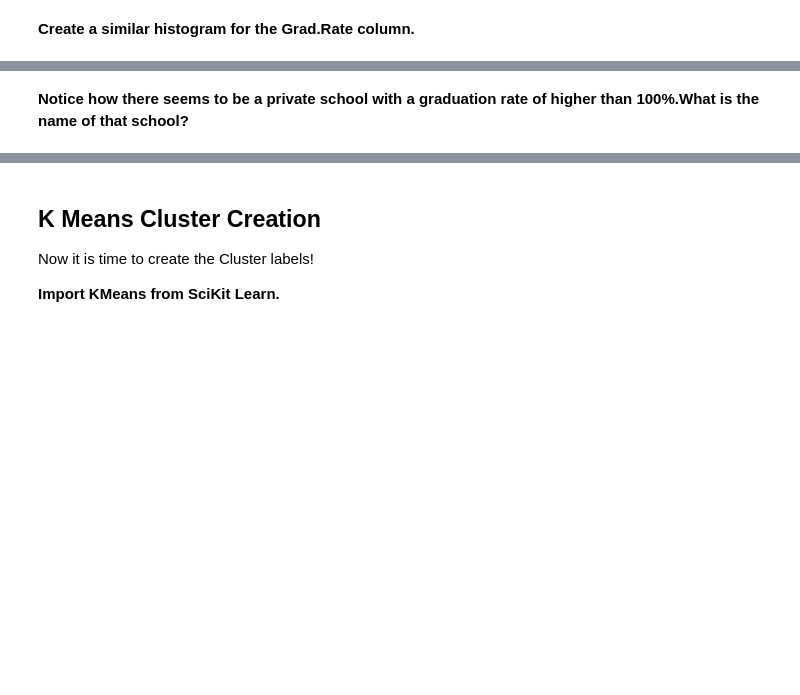
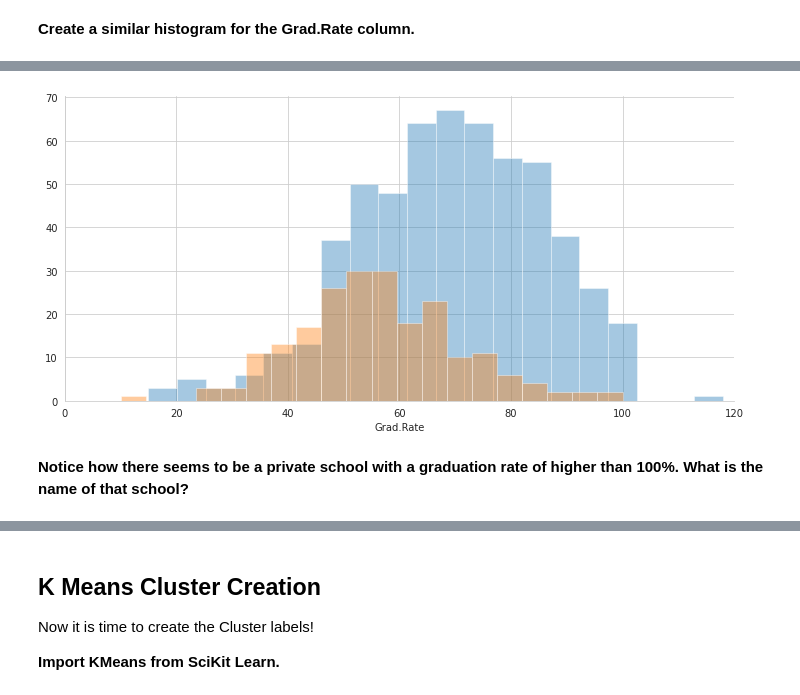
Before and after one commit to loayzag91/Python-Data-Science-Tutorial, a Jupyter notebook: Machine Learning Sections/K Means Clustering/K Means Clustering Project.ipynb, the cells around one changed output, grey strips where cells are left out. Cells and saved outputs as stored; diff of their text form; code cells hidden in the pictures; blank space fills up the shorter version.

```diff
--- a/Machine Learning Sections/K Means Clustering/K Means Clustering Project.ipynb
+++ b/Machine Learning Sections/K Means Clustering/K Means Clustering Project.ipynb
@@ -109,2 +143,8 @@ It's time to create some data visualizations!
+# %%
+g = sns.FacetGrid(df,hue='Private',xlim=(0,120), height=5, aspect=2)
+g.map(sns.distplot,'Grad.Rate', kde=False, bins=20)
+plt.show()
+# %% [output]
+[figure, added]
 # %% [markdown]
-**Notice how there seems to be a private school with a graduation rate of higher than 100%.What is the name of that school?**
+**Notice how there seems to be a private school with a graduation rate of higher than 100%. What is the name of that school?**
```
Also changed, not shown: parts of 35 cells of this notebook.
